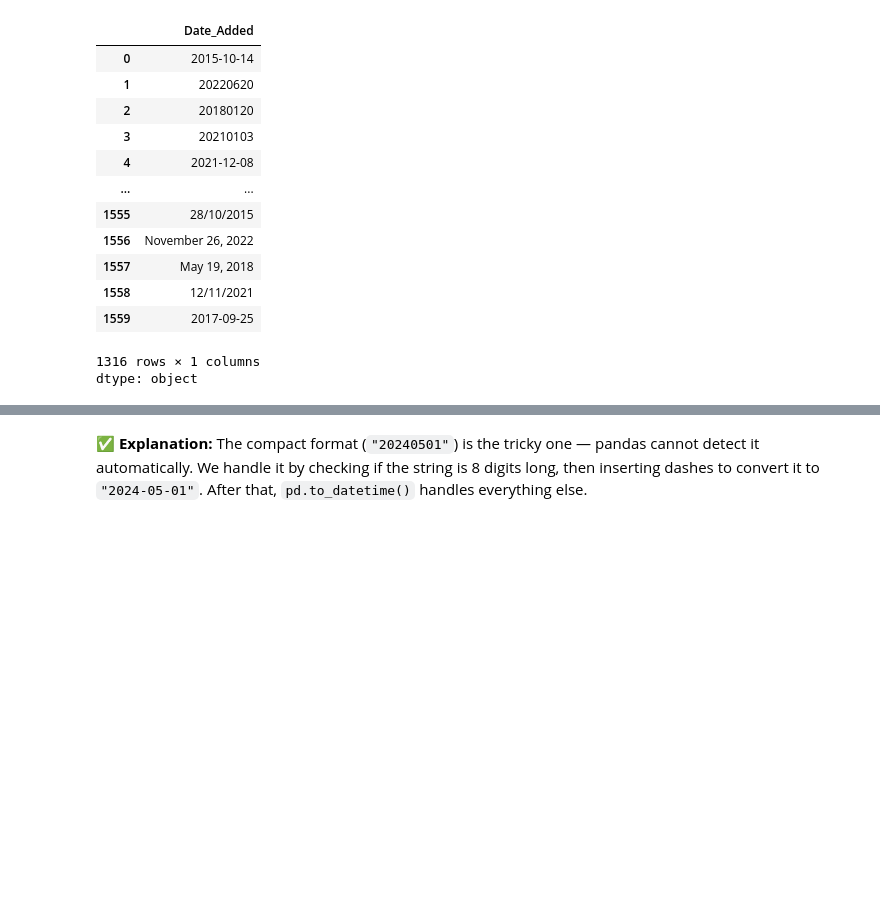
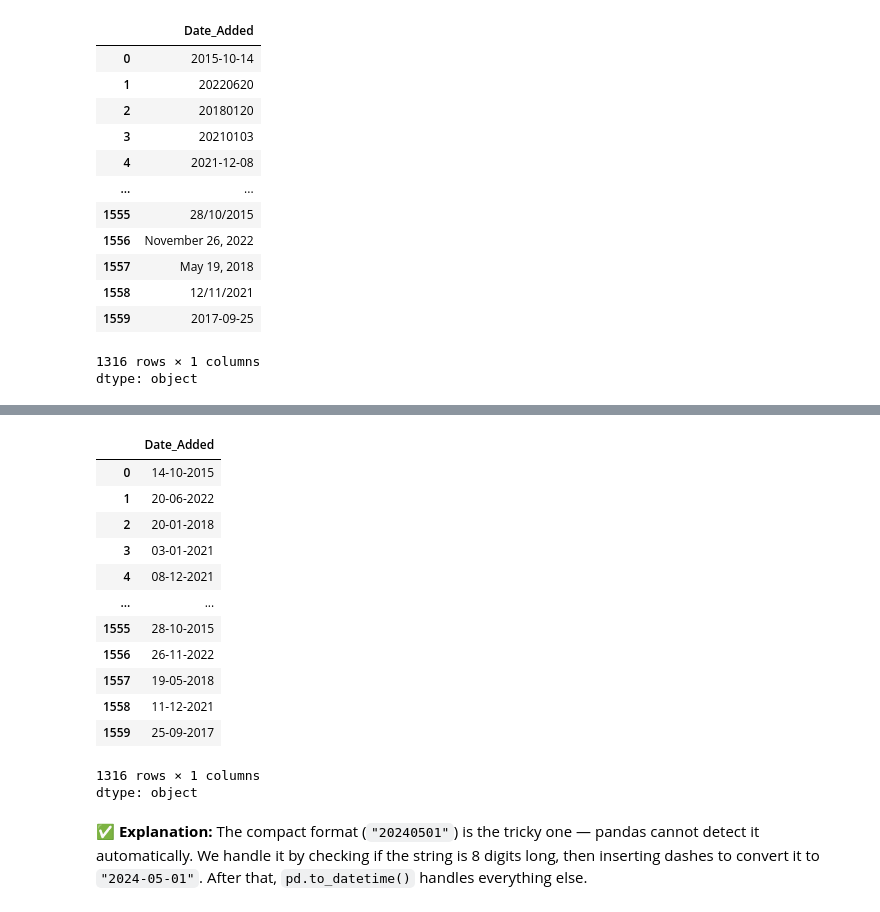
Before and after one commit to suyogy1-bot/Numpy, a Jupyter notebook: Class_notes/netflix_cleaning.ipynb, the cells around one changed output, grey strips where cells are left out. Cells and saved outputs as stored; diff of their text form; code cells hidden in the pictures; blank space fills up the shorter version.

```diff
--- a/Class_notes/netflix_cleaning.ipynb
+++ b/Class_notes/netflix_cleaning.ipynb
@@ -1230,4 +1230,4 @@ df['Date_Added']
 1316 rows × 1 columns
 dtype: object
 # %%
-df['Date_Added'] = pd.to_datetime(df['Date_Added'], format='mixed', errors='coerce')
+pd.to_datetime(df['Date_Added'], format='mixed', errors='coerce')
@@ -1253,3 +1266,20 @@ pd.to_datetime(df['Date_Added'], format='%d-%m-%Y', errors='coerce')
+# %%
+pd.to_datetime(df['Date_Added'],format='mixed',errors='coerce').dt.strftime('%d-%m-%Y')
+# %% [output]
+|  | Date_Added |
+| 0 | 14-10-2015 |
+| 1 | 20-06-2022 |
+| 2 | 20-01-2018 |
+| 3 | 03-01-2021 |
+| 4 | 08-12-2021 |
+| ... | ... |
+| 1555 | 28-10-2015 |
+| 1556 | 26-11-2022 |
+| 1557 | 19-05-2018 |
+| 1558 | 11-12-2021 |
+| 1559 | 25-09-2017 |
+1316 rows × 1 columns
+dtype: object
 # %% [markdown]
 ✅ **Explanation:** The compact format (`"20240501"`) is the tricky one — pandas cannot detect it automatically. We handle it by checking if the string is 8 digits long, then inserting dashes to convert it to `"2024-05-01"`. After that, `pd.to_datetime()` handles everything else.
 # %% [markdown]
```
Also changed, not shown: parts of 39 cells of this notebook.
